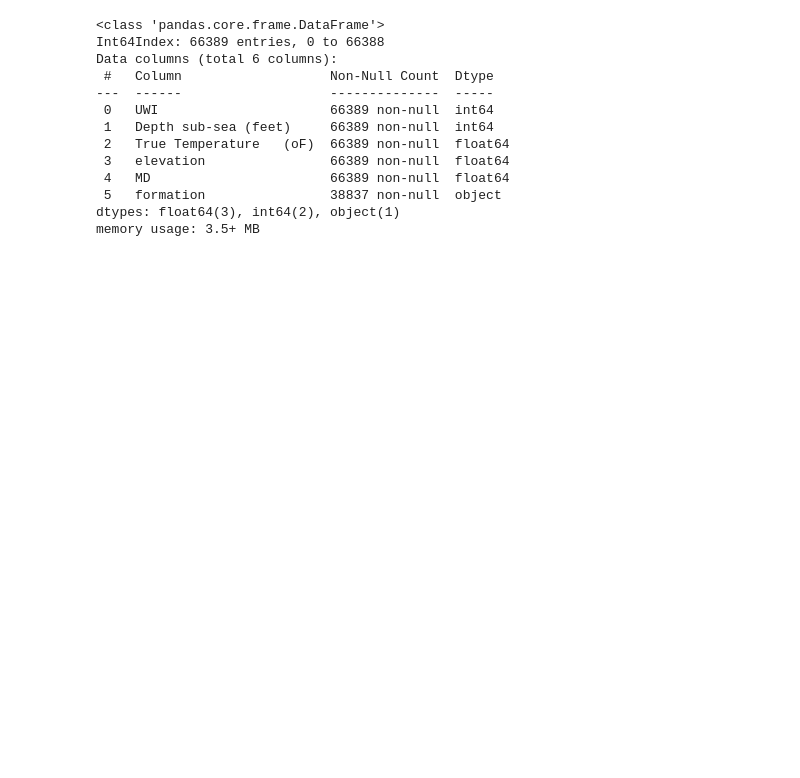
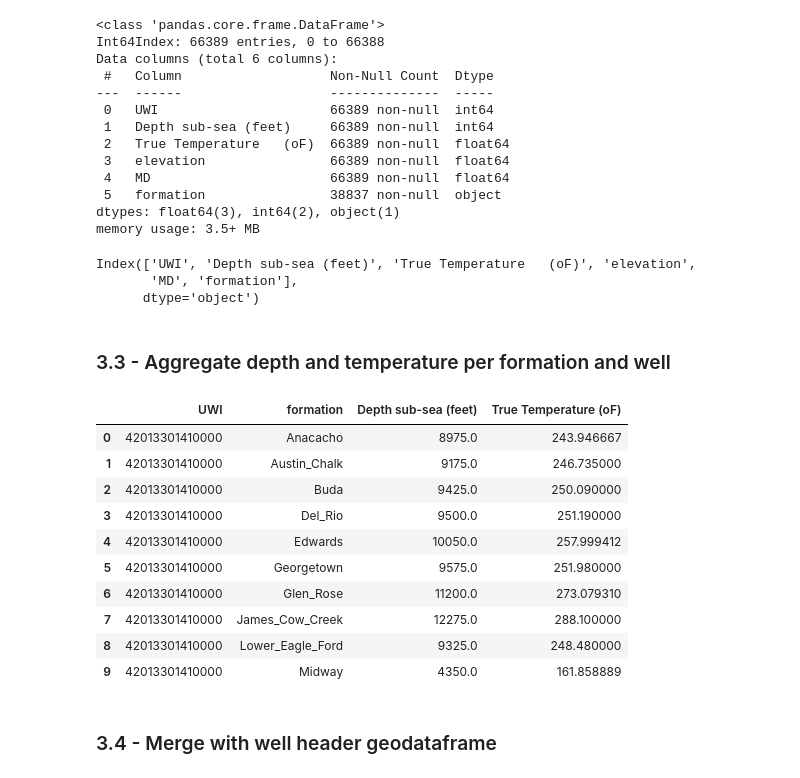
Before and after one commit to Tyrmes/gtx-2021, a Jupyter notebook: gtx/eda_oc/eda_1.ipynb, the cells around one changed output. Saved outputs shown, nothing was run; the diff lists cells and outputs as text; code cells hidden in the pictures; blank space fills up the shorter version.

```diff
--- a/gtx/eda_oc/eda_1.ipynb
+++ b/gtx/eda_oc/eda_1.ipynb
@@ -346,3 +359,33 @@ Data columns (total 6 columns):
  5   formation                38837 non-null  object
 dtypes: float64(3), int64(2), object(1)
 memory usage: 3.5+ MB
+# %%
+egb_true_temp.columns
+# %% [output]
+Index(['UWI', 'Depth sub-sea (feet)', 'True Temperature   (oF)', 'elevation',
+       'MD', 'formation'],
+      dtype='object')
+# %% [markdown]
+### 3.3 - Aggregate depth and temperature per formation and well
+# %%
+depth_sstvd_col = "Depth sub-sea (feet)"
+true_temp_col = "True Temperature   (oF)"
+df_form_temp = (egb_true_temp
+                .groupby([uwi_col, formation_col])[[depth_sstvd_col, true_temp_col]]
+                .mean())
+df_form_temp.reset_index(inplace=True)
+df_form_temp.head(10)
+# %% [output]
+|  | UWI | formation | Depth sub-sea (feet) | True Temperature (oF) |
+| 0 | 42013301410000 | Anacacho | 8975.0 | 243.946667 |
+| 1 | 42013301410000 | Austin_Chalk | 9175.0 | 246.735000 |
+| 2 | 42013301410000 | Buda | 9425.0 | 250.090000 |
+| 3 | 42013301410000 | Del_Rio | 9500.0 | 251.190000 |
+| 4 | 42013301410000 | Edwards | 10050.0 | 257.999412 |
+| 5 | 42013301410000 | Georgetown | 9575.0 | 251.980000 |
+| 6 | 42013301410000 | Glen_Rose | 11200.0 | 273.079310 |
+| 7 | 42013301410000 | James_Cow_Creek | 12275.0 | 288.100000 |
+| 8 | 42013301410000 | Lower_Eagle_Ford | 9325.0 | 248.480000 |
+| 9 | 42013301410000 | Midway | 4350.0 | 161.858889 |
+# %% [markdown]
+### 3.4 - Merge with well header geodataframe
```
Also changed, not shown: parts of 13 cells of this notebook, 6 other files.
